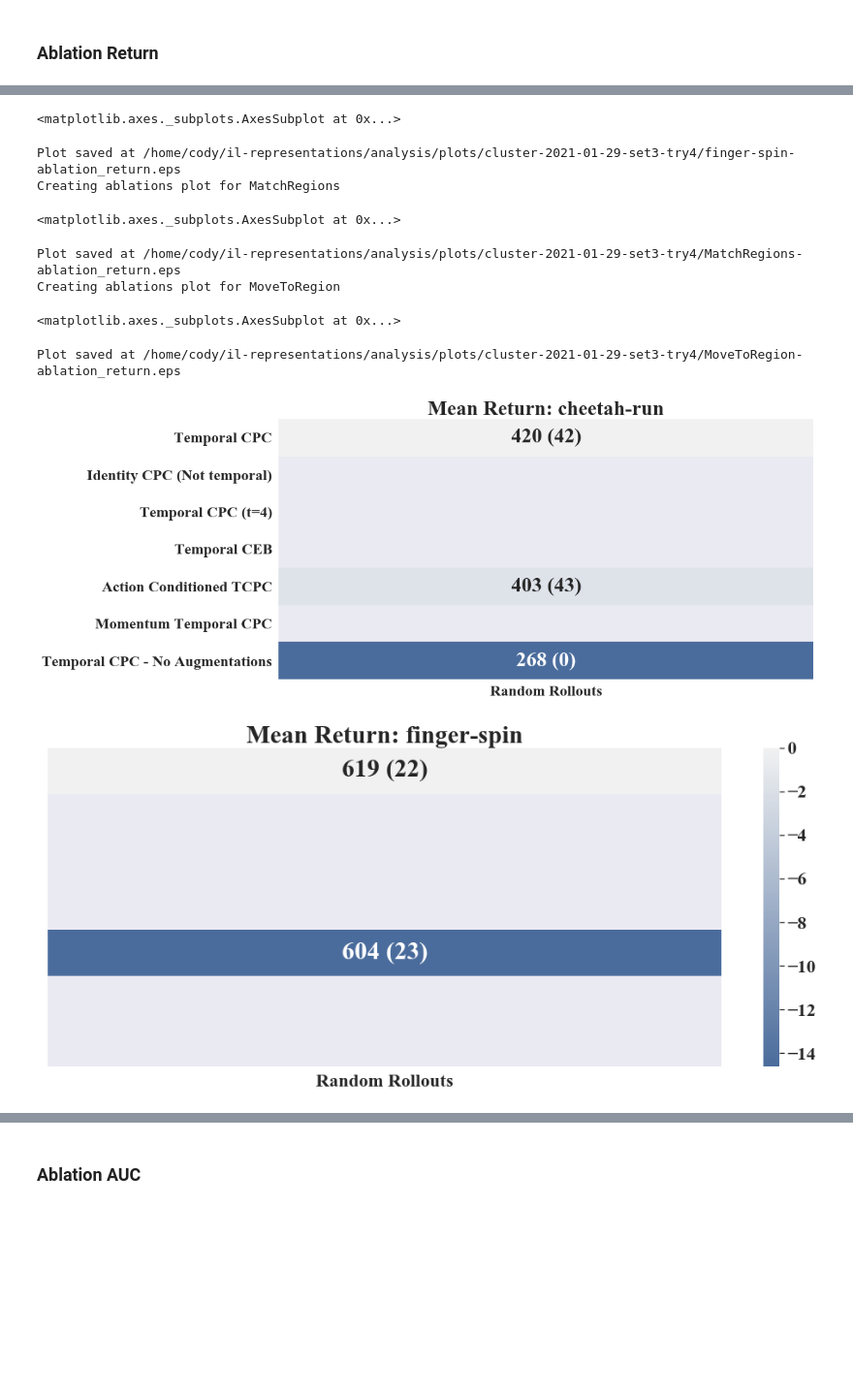
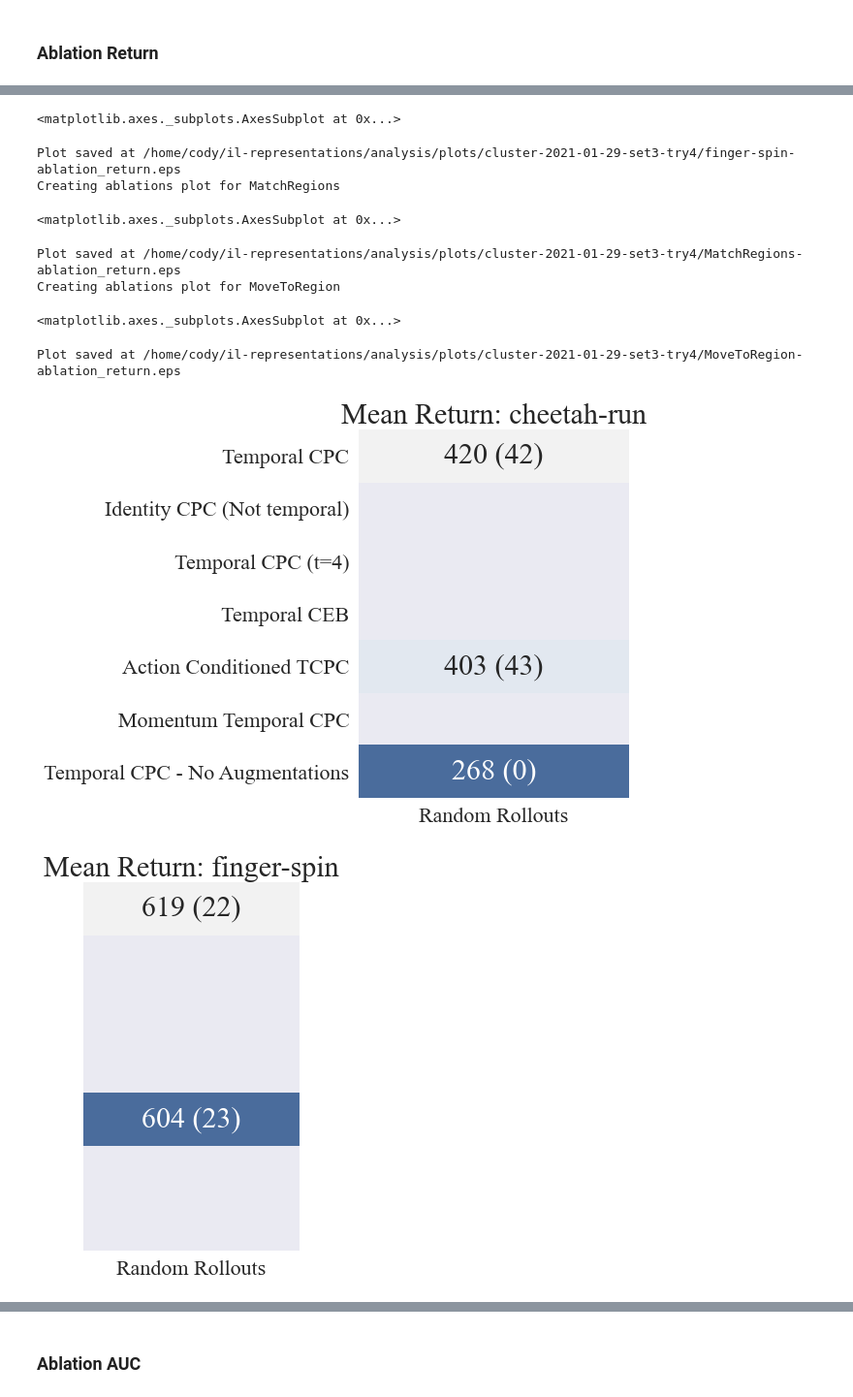
Before and after one commit to HumanCompatibleAI/eirli, a Jupyter notebook: analysis/plot.ipynb, the cells around one changed output, grey strips where cells are left out. Shown at 97% size. Drawn from its saved outputs; the diff is of its cells as text; code cells hidden in the pictures; blank space fills up the shorter version.

Commit message:
Smaller ablation figures

```diff
--- a/analysis/plot.ipynb
+++ b/analysis/plot.ipynb
@@ -880,7 +880,8 @@ def get_t_stat_df(mean_df, std_df, n_df, control_idx):
     return t_stats
 # %%
 
-def task_return_heatmap(task, df_dict, control_key, show_cbar=True, fontsize=30, show_ylabel=True, font_scale=2):
+def task_return_heatmap(task, df_dict, control_key, show_cbar=True, fontsize=30,
+                        show_ylabel=True, font_scale=2, narrow=False):
     sns.set(font="Times New Roman", font_scale=font_scale)
 
 
@@ -910,11 +911,14 @@ def task_return_heatmap(task, df_dict, control_key, show_cbar=True, fontsize=30,
             elif t_significance_df[col][ind] > 2:
                 text_df[col][ind] = text_df[col][ind] + '**'
 
-    figsize = (13, 7)
+    if narrow:
+        figsize = (4, 7)
+    else:
+        figsize = (13, 7)
     if show_ylabel:
         figsize = (figsize[0]+1, figsize[1])
     if show_cbar:
-        figsize = (figsize[0]+5, figsize[1])
+        figsize = (figsize[0]+3, figsize[1])
     plt.figure(figsize=figsize)
 
     plt.title(f"Mean Return: {task}", fontsize=30)
@@ -926,7 +930,7 @@ def task_return_heatmap(task, df_dict, control_key, show_cbar=True, fontsize=30,
     return ax
 # %%
 def task_auc_heatmap(task, df_dict, control_key, show_cbar=True, fontsize=30,
-                     show_ylabel=True, font_scale=2, show_sig=False):
+                     show_ylabel=True, font_scale=2, show_sig=False, narrow=False):
     sns.set(font="Times New Roman", font_scale=font_scale)
 
     str_format = "{:.2f}"
@@ -953,11 +957,14 @@ def task_auc_heatmap(task, df_dict, control_key, show_cbar=True, fontsize=30,
                 elif t_significance_df[col][ind] < 2:
                     text_df[col][ind] = text_df[col][ind] + '**'
 
-    figsize = (15, 7)
+    if narrow:
+        figsize = (4, 7)
+    else:
+        figsize = (13, 7)
     if show_ylabel:
         figsize = (figsize[0]+1, figsize[1])
     if show_cbar:
-        figsize = (figsize[0]+5, figsize[1])
+        figsize = (figsize[0]+3, figsize[1])
     plt.figure(figsize=figsize)
     plt.title(f"AUC: {task}", fontsize=30)
 
@@ -1321,8 +1328,10 @@ ret_col_lookup = {
 }
 
 # Set plot properties according to where we want to position it in paper
-right_envs = ['MatchRegions', 'cheetah-run']
-left_envs = ['MoveToRegion', 'finger-spin']
+ # NOTE these are inverted left/right atm
+right_envs = ['cheetah-run']
+left_envs = ['MoveToRegion']
+center_envs = ['finger-spin', 'MatchRegions']
 
 algo_order = ["Temporal CPC", "Identity CPC (Not temporal)", "Temporal CPC (t=4)", "Temporal CEB", "Action Conditioned TCPC",
               "Momentum Temporal CPC", "Temporal CPC - No Augmentations"]
@@ -1333,33 +1342,35 @@ for env in envs:
     print(f"Creating ablations plot for {env}")
     plot_config = ablation_plot_config_lookup[env]
     pivoted_dfs = create_pivoted_dfs(raw_return_dataframes, ret_col_lookup,
                                      plot_config['blacklist_terms'], plot_config['whitelist_lookups'],
                                      plot_config['control_idx'], algo_order, verbose=False)
     pooled_dfs = create_pooled_dfs(pivoted_dfs, control_idx=plot_config['control_idx'])
     kwargs = {}
     if env in right_envs:
         kwargs = {'show_cbar': False}
     if env in left_envs:
         kwargs = {'show_ylabel': False}
-    env_plot = task_return_heatmap(env, pooled_dfs, control_key=control_idx, **kwargs)
+    if env in center_envs:
+        kwargs = {'show_ylabel': False, 'show_cbar': False}
+    env_plot = task_return_heatmap(env, pooled_dfs, control_key=control_idx, narrow=True, **kwargs)
     display(env_plot)
     save_eps(env_plot, env, 'ablation_return')
 
 # to be paranoid
 del pivoted_dfs
 del pooled_dfs
 # %% [output]
 Creating ablations plot for cheetah-run
 <matplotlib.axes._subplots.AxesSubplot at 0x...>
 Plot saved at /home/cody/il-representations/analysis/plots/cluster-2021-01-29-set3-try4/cheetah-run-ablation_return.eps
 Creating ablations plot for finger-spin
 <matplotlib.axes._subplots.AxesSubplot at 0x...>
 Plot saved at /home/cody/il-representations/analysis/plots/cluster-2021-01-29-set3-try4/finger-spin-ablation_return.eps
 Creating ablations plot for MatchRegions
 <matplotlib.axes._subplots.AxesSubplot at 0x...>
 Plot saved at /home/cody/il-representations/analysis/plots/cluster-2021-01-29-set3-try4/MatchRegions-ablation_return.eps
 Creating ablations plot for MoveToRegion
 <matplotlib.axes._subplots.AxesSubplot at 0x...>
 Plot saved at /home/cody/il-representations/analysis/plots/cluster-2021-01-29-set3-try4/MoveToRegion-ablation_return.eps
-[figure, old version]
+[figure, new version]
-[figure, old version]
+[figure, new version]
```
Also changed, not shown: parts of 3 cells of this notebook.
